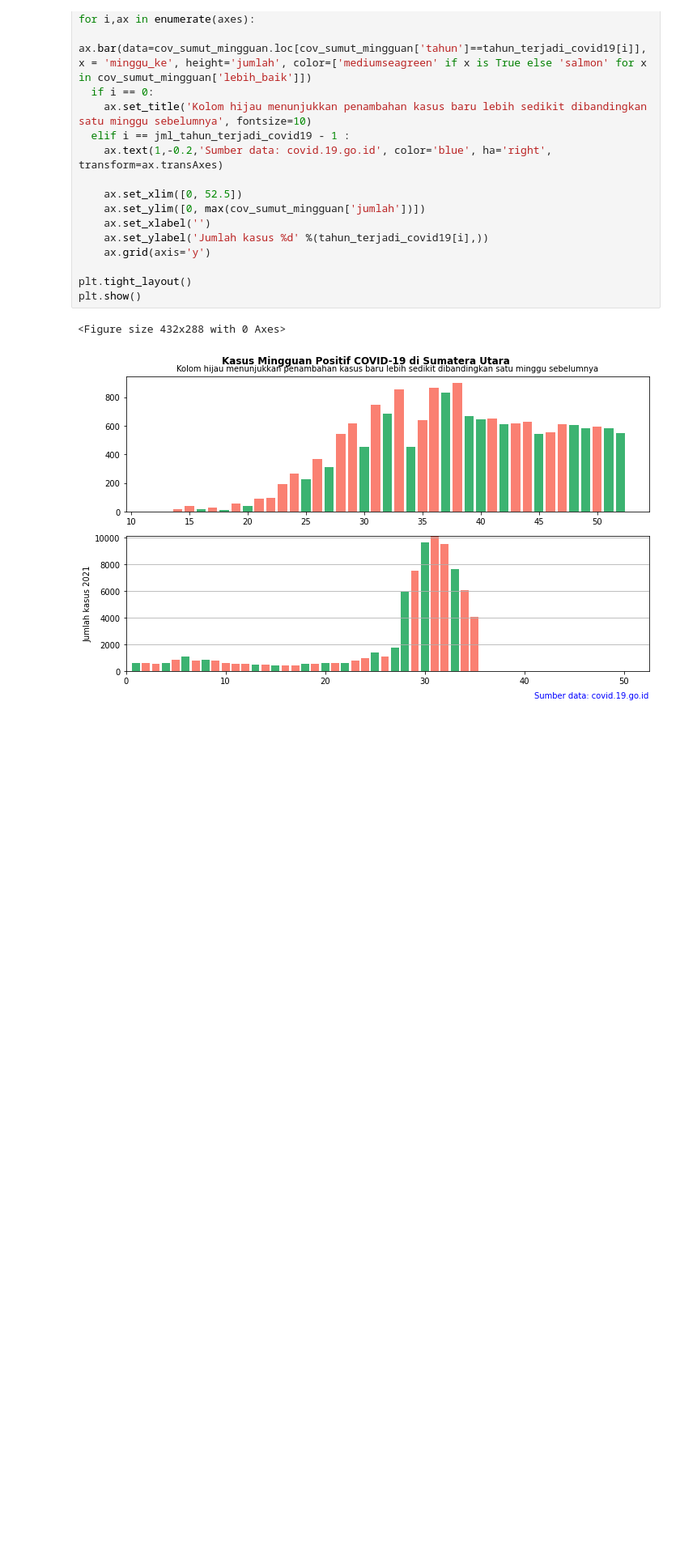
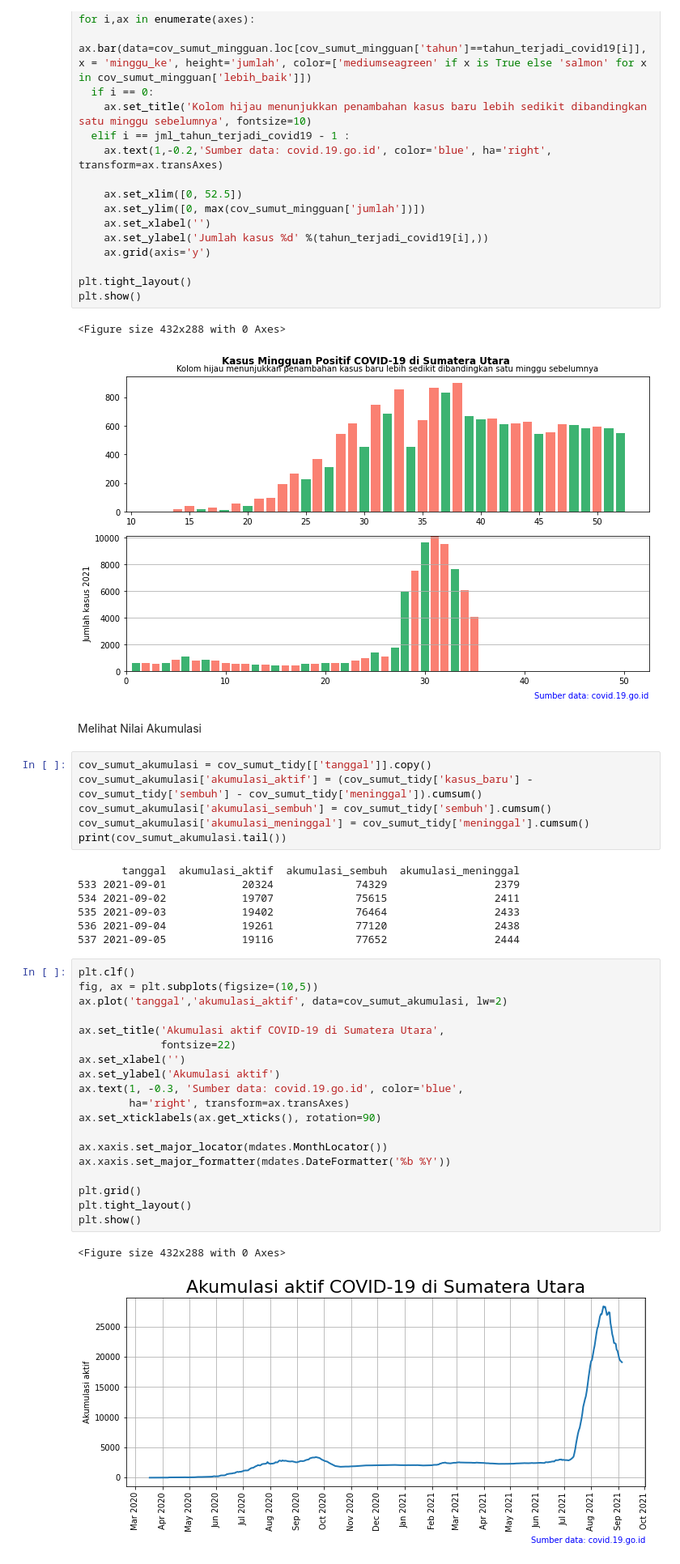
Before and after one commit to crzysab/Data-Covid19-using-Python, a Jupyter notebook: Covid19_SumateraUtara.ipynb, the cells around one changed output. Shown: that part at 81% size. Saved outputs shown, nothing was run; the diff lists cells and outputs as text; blank space fills up the shorter version.

Commit message:
Visualisasi Data Covid-19 menggunakan Python

```diff
--- a/Covid19_SumateraUtara.ipynb
+++ b/Covid19_SumateraUtara.ipynb
@@ -287,3 +287,40 @@ plt.show()
 # %% [output]
 <Figure size 432x288 with 0 Axes>
 [figure]
+# %% [markdown]
+Melihat Nilai Akumulasi
+# %%
+cov_sumut_akumulasi = cov_sumut_tidy[['tanggal']].copy()
+cov_sumut_akumulasi['akumulasi_aktif'] = (cov_sumut_tidy['kasus_baru'] - cov_sumut_tidy['sembuh'] - cov_sumut_tidy['meninggal']).cumsum()
+cov_sumut_akumulasi['akumulasi_sembuh'] = cov_sumut_tidy['sembuh'].cumsum()
+cov_sumut_akumulasi['akumulasi_meninggal'] = cov_sumut_tidy['meninggal'].cumsum()
+print(cov_sumut_akumulasi.tail())
+# %% [output]
+       tanggal  akumulasi_aktif  akumulasi_sembuh  akumulasi_meninggal
+533 2021-09-01            20324             74329                 2379
+534 2021-09-02            19707             75615                 2411
+535 2021-09-03            19402             76464                 2433
+536 2021-09-04            19261             77120                 2438
+537 2021-09-05            19116             77652                 2444
+# %%
+plt.clf()
+fig, ax = plt.subplots(figsize=(10,5))
+ax.plot('tanggal','akumulasi_aktif', data=cov_sumut_akumulasi, lw=2)
+
+ax.set_title('Akumulasi aktif COVID-19 di Sumatera Utara',
+             fontsize=22)
+ax.set_xlabel('')
+ax.set_ylabel('Akumulasi aktif')
+ax.text(1, -0.3, 'Sumber data: covid.19.go.id', color='blue',
+        ha='right', transform=ax.transAxes)
+ax.set_xticklabels(ax.get_xticks(), rotation=90)
+
+ax.xaxis.set_major_locator(mdates.MonthLocator())
+ax.xaxis.set_major_formatter(mdates.DateFormatter('%b %Y'))
+
+plt.grid()
+plt.tight_layout()
+plt.show()
+# %% [output]
+<Figure size 432x288 with 0 Axes>
+[figure, added]
```
Also changed, not shown: parts of 1 cell of this notebook.
